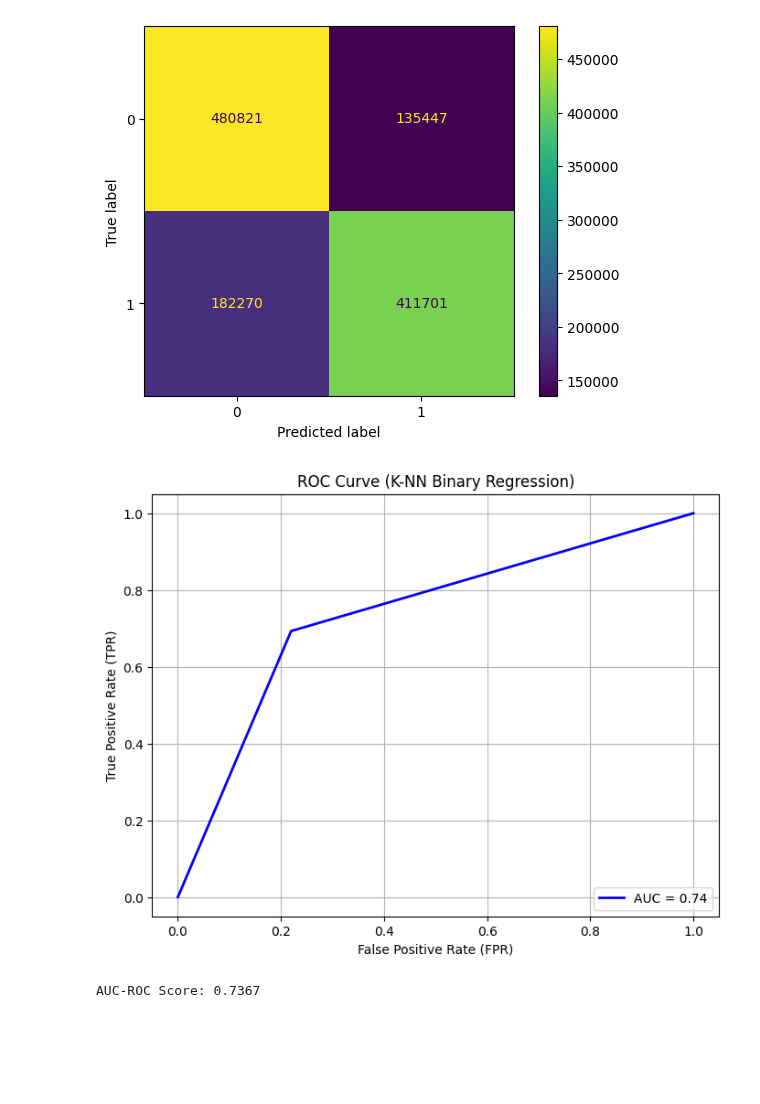
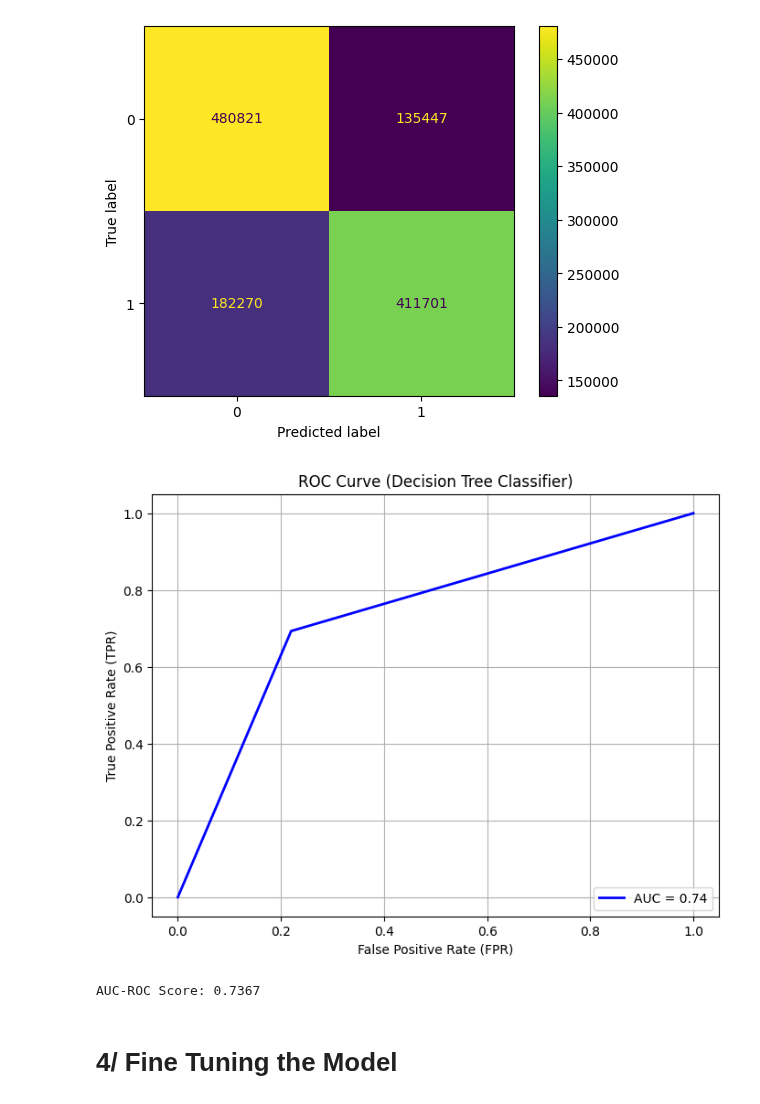
Before and after one commit to YoungSnoww/LeagueOfLegendsModelBenchmark, a Jupyter notebook: machine_learning/DecisionTreeClassifier.ipynb, the cells around one changed output. Saved outputs shown, nothing was run; the diff lists cells and outputs as text; code cells hidden in the pictures; blank space fills up the shorter version.

```diff
--- a/machine_learning/DecisionTreeClassifier.ipynb
+++ b/machine_learning/DecisionTreeClassifier.ipynb
@@ -274,26 +284,28 @@ Accuracy: 0.7375
 # %%
 """
 ROC Curve & AUC-ROC Score
 """
 
 # Compute ROC curve
 fpr, tpr, thresholds = roc_curve(y_test, y_pred)
 
 # Compute AUC-ROC score
 auc_roc = roc_auc_score(y_test, y_pred)
 
 # Plot ROC Curve
 plt.figure(figsize=(8, 6))
 plt.plot(fpr, tpr, color='blue', lw=2, label=f'AUC = {auc_roc:.2f}')
 plt.xlabel('False Positive Rate (FPR)')
 plt.ylabel('True Positive Rate (TPR)')
-plt.title('ROC Curve (K-NN Binary Regression)')
+plt.title('ROC Curve (Decision Tree Classifier)')
 plt.legend(loc='lower right')
 plt.grid(True)
 plt.show()
 
 # Print AUC-ROC score
 print(f"AUC-ROC Score: {auc_roc:.4f}")
 # %% [output]
-[figure, old version]
+[figure, new version]
 AUC-ROC Score: 0.7367
+# %% [markdown]
+# 4/ Fine Tuning the Model
```
Also changed, not shown: parts of 8 cells of this notebook.
